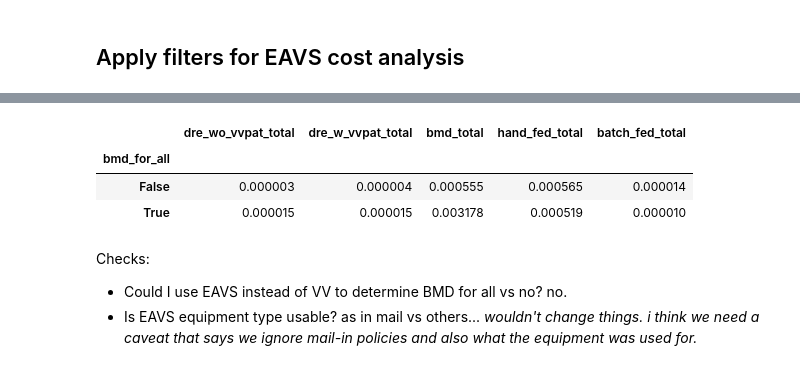
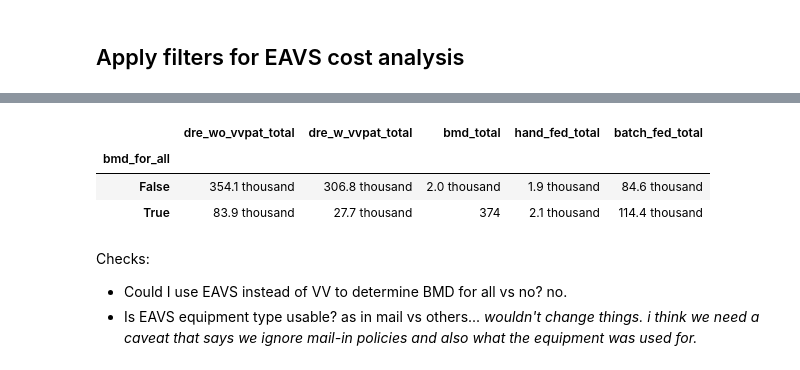
Before and after one commit to Bipartisan-Policy-Center/voting-equipment, a Jupyter notebook: cost_analysis.ipynb, the cells around one changed output, grey strips where cells are left out. Cells and saved outputs as stored; diff of their text form; code cells hidden in the pictures.

```diff
--- a/cost_analysis.ipynb
+++ b/cost_analysis.ipynb
@@ -245,6 +245,6 @@ eavs['incomplete_equipment'] = eavs.apply(incomplete_equipment_data, axis=1)
 equipment_counts = [key + '_total' for key in equipment_codes.keys()][:-1] + ['hand_fed_total', 'batch_fed_total']
 eavs['total_equipment_counts'] = eavs[equipment_counts].sum(axis=1)
 
-eavs['equipment_per_voter'] = eavs['total_equipment_counts'] / eavs['A1b']
+eavs['equipment_per_voter'] = eavs['total_equipment_counts'] / eavs['A1a']
 # %% [markdown]
 ## Apply filters to get overall equipment rates
@@ -332,12 +359,12 @@ After all masks, there remain 3229 of 6461 jurisdictions (3232 were removed), re
 # %%
-grouped = eq.groupby(['bmd_for_all'])[equipment_counts + ['scanner_total'] + ['A1b']].sum()
-per_voter_rates = grouped[equipment_counts].div(grouped['A1b'], axis=0)
-per_voter_rates
+grouped = eq.groupby(['bmd_for_all'])[equipment_counts + ['A1a']].sum()
+per_voter_rates = grouped[equipment_counts].div(grouped['A1a'], axis=0)
+(1/per_voter_rates).map(humanize.intword)
 # %% [output]
 |  | dre_wo_vvpat_total | dre_w_vvpat_total | bmd_total | hand_fed_total | batch_fed_total |
 | bmd_for_all |  |  |  |  |  |
-| False | 0.000003 | 0.000004 | 0.000555 | 0.000565 | 0.000014 |
-| True | 0.000015 | 0.000015 | 0.003178 | 0.000519 | 0.000010 |
+| False | 354.1 thousand | 306.8 thousand | 2.0 thousand | 1.9 thousand | 84.6 thousand |
+| True | 83.9 thousand | 27.7 thousand | 374 | 2.1 thousand | 114.4 thousand |
 # %% [markdown]
 Checks:
 - Could I use EAVS instead of VV to determine BMD for all vs no? no.
```
Also changed, not shown: parts of 9 cells of this notebook, 9 other files.
